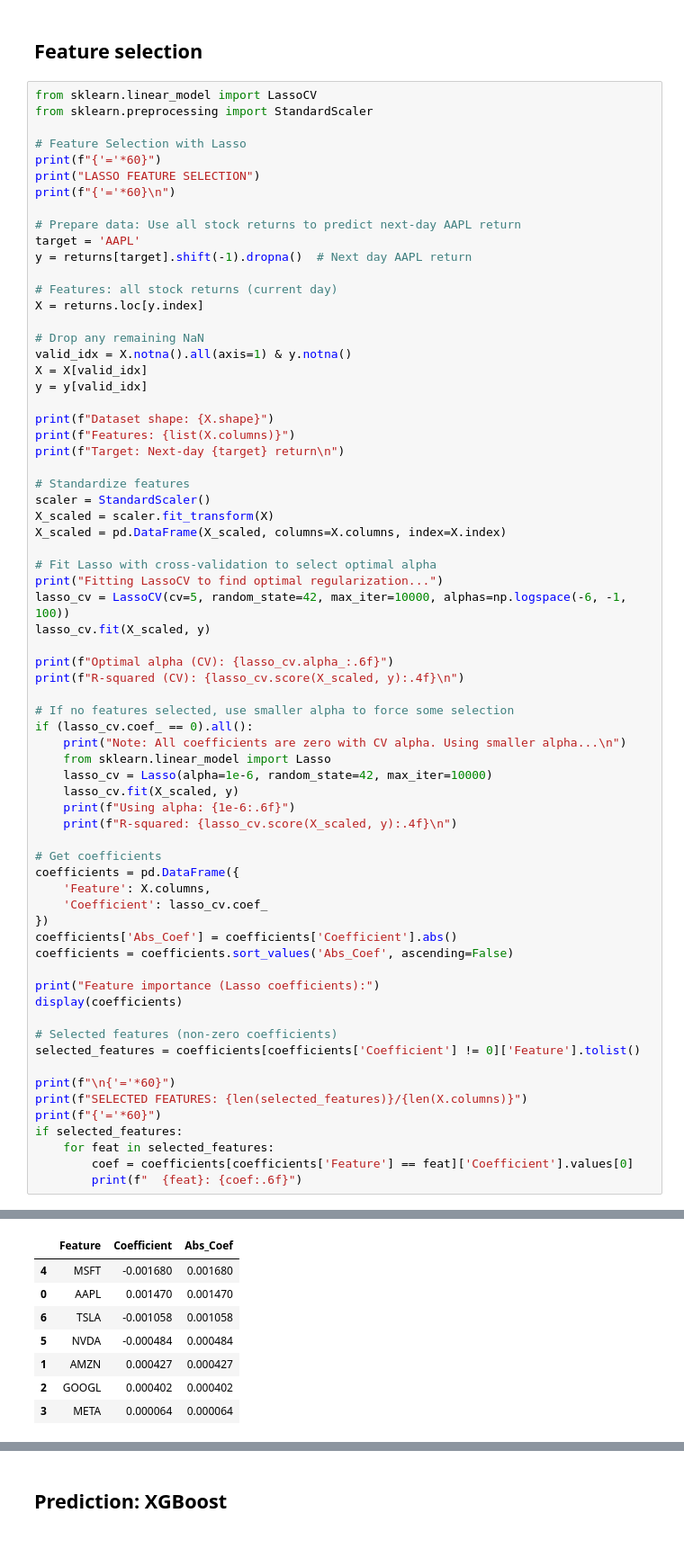
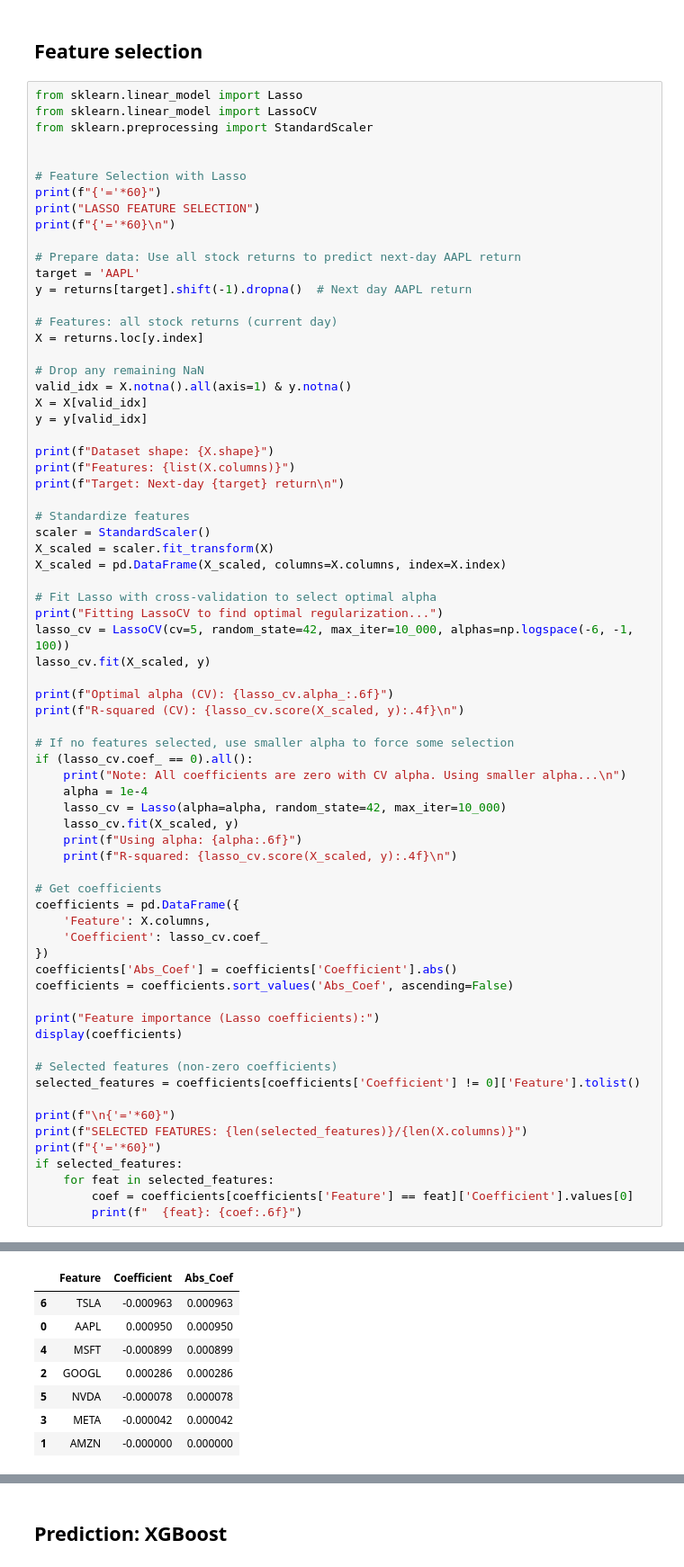
Before and after one commit to tomheyw/timeseries-ml, a Jupyter notebook: timeseries.ipynb, the cells around one changed output, grey strips where cells are left out. Shown at 90% size. Drawn from its saved outputs; the diff is of its cells as text.

```diff
--- a/timeseries.ipynb
+++ b/timeseries.ipynb
@@ -521,8 +668,10 @@ AAPL:
 # %% [markdown]
 ## Feature selection
 # %%
+from sklearn.linear_model import Lasso
 from sklearn.linear_model import LassoCV
 from sklearn.preprocessing import StandardScaler
+
 
 # Feature Selection with Lasso
 print(f"{'='*60}")
@@ -552,7 +701,7 @@ X_scaled = pd.DataFrame(X_scaled, columns=X.columns, index=X.index)
 
 # Fit Lasso with cross-validation to select optimal alpha
 print("Fitting LassoCV to find optimal regularization...")
-lasso_cv = LassoCV(cv=5, random_state=42, max_iter=10000, alphas=np.logspace(-6, -1, 100))
+lasso_cv = LassoCV(cv=5, random_state=42, max_iter=10_000, alphas=np.logspace(-6, -1, 100))
 lasso_cv.fit(X_scaled, y)
 
 print(f"Optimal alpha (CV): {lasso_cv.alpha_:.6f}")
@@ -561,10 +710,10 @@ print(f"R-squared (CV): {lasso_cv.score(X_scaled, y):.4f}\n")
 # If no features selected, use smaller alpha to force some selection
 if (lasso_cv.coef_ == 0).all():
     print("Note: All coefficients are zero with CV alpha. Using smaller alpha...\n")
-    from sklearn.linear_model import Lasso
-    lasso_cv = Lasso(alpha=1e-6, random_state=42, max_iter=10000)
+    alpha = 1e-4
+    lasso_cv = Lasso(alpha=alpha, random_state=42, max_iter=10_000)
     lasso_cv.fit(X_scaled, y)
-    print(f"Using alpha: {1e-6:.6f}")
+    print(f"Using alpha: {alpha:.6f}")
     print(f"R-squared: {lasso_cv.score(X_scaled, y):.4f}\n")
 
 # Get coefficients
@@ -608,11 +757,11 @@ R-squared: 0.0168
 
 Feature importance (Lasso coefficients):
 |  | Feature | Coefficient | Abs_Coef |
-| 4 | MSFT | -0.001680 | 0.001680 |
-| 0 | AAPL | 0.001470 | 0.001470 |
-| 6 | TSLA | -0.001058 | 0.001058 |
-| 5 | NVDA | -0.000484 | 0.000484 |
-| 1 | AMZN | 0.000427 | 0.000427 |
-| 2 | GOOGL | 0.000402 | 0.000402 |
-| 3 | META | 0.000064 | 0.000064 |
+| 6 | TSLA | -0.000963 | 0.000963 |
+| 0 | AAPL | 0.000950 | 0.000950 |
+| 4 | MSFT | -0.000899 | 0.000899 |
+| 2 | GOOGL | 0.000286 | 0.000286 |
+| 5 | NVDA | -0.000078 | 0.000078 |
+| 3 | META | -0.000042 | 0.000042 |
+| 1 | AMZN | -0.000000 | 0.000000 |
 ============================================================
```
Also changed, not shown: parts of 14 cells of this notebook, 5 other files.
